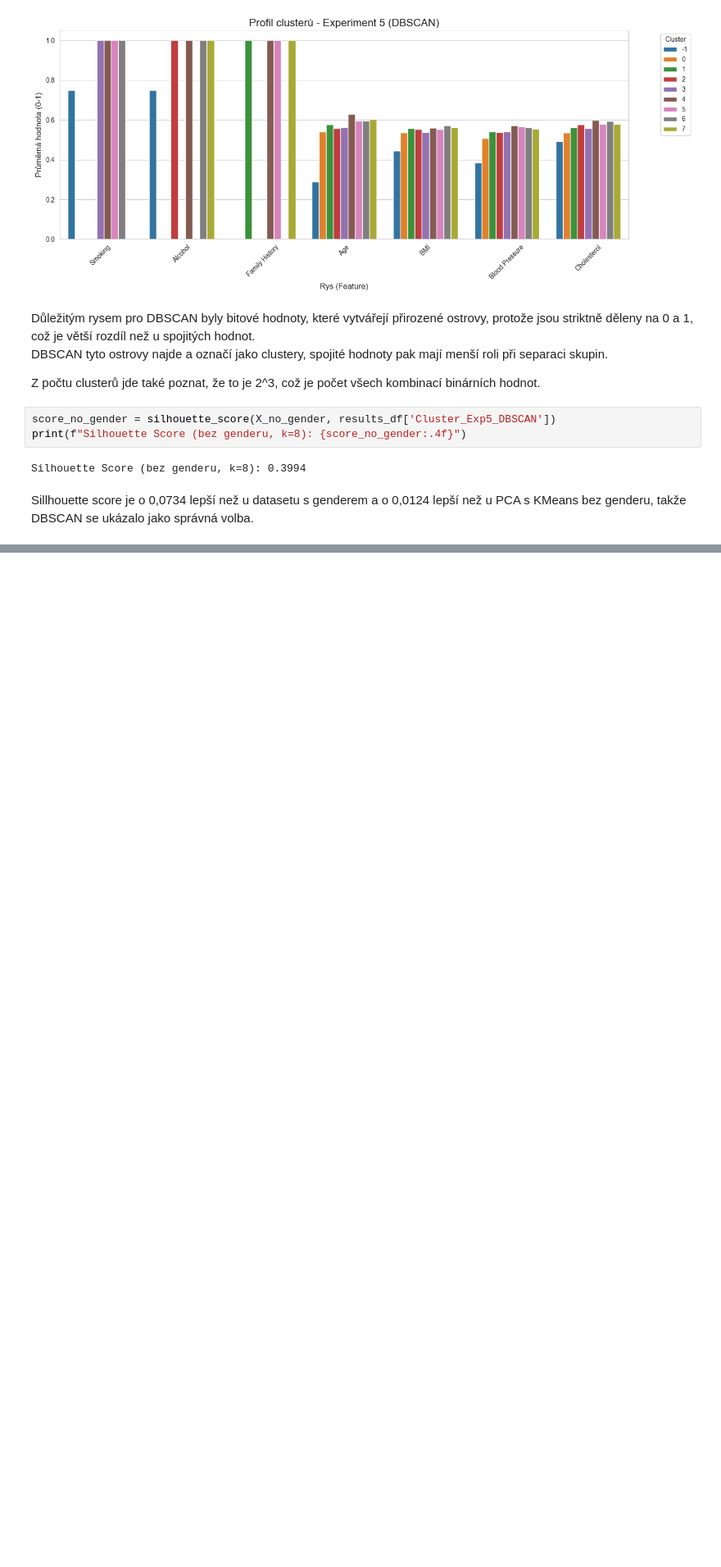
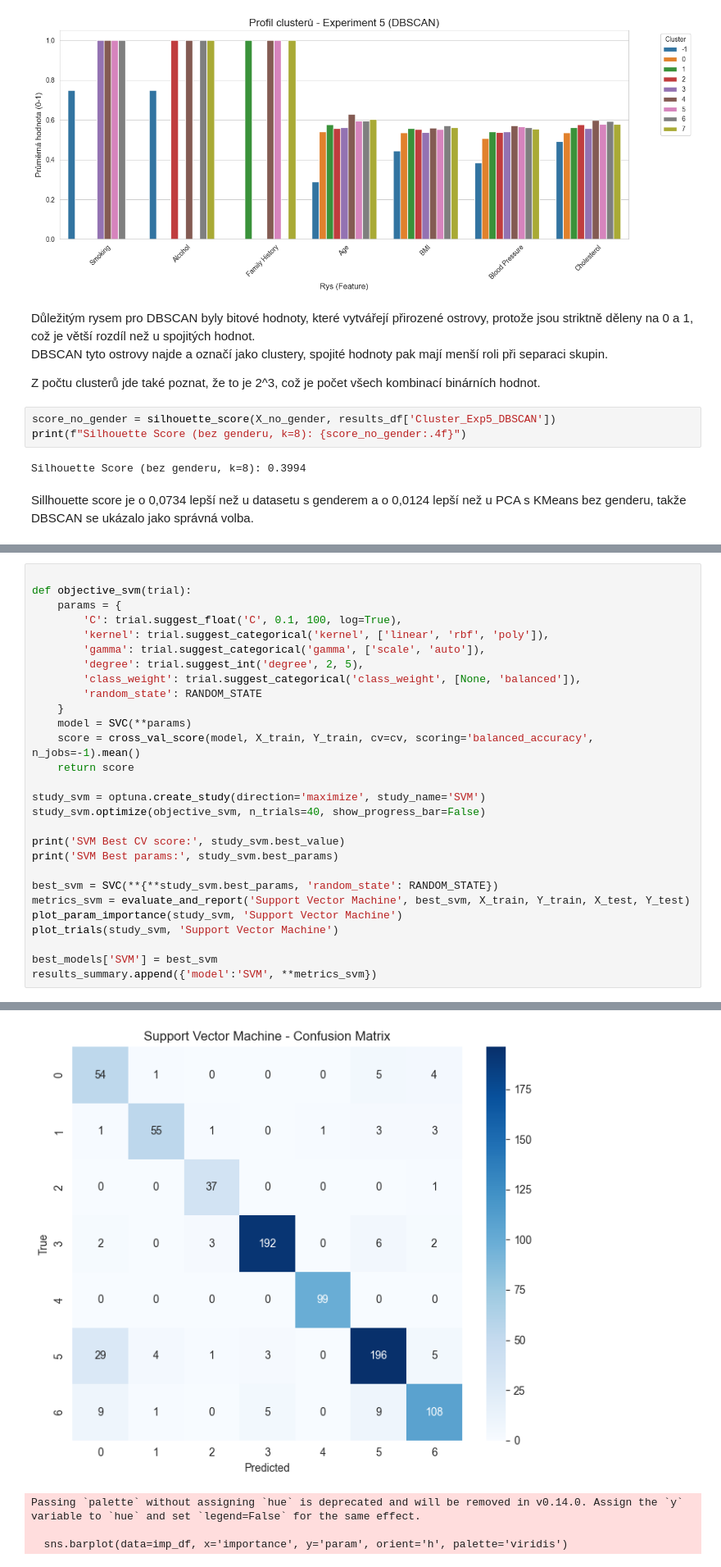
Before and after one commit to Ajraa/SU, a Jupyter notebook: project.ipynb, the cells around one changed output, grey strips where cells are left out. Shown at 82% size. Cells and saved outputs as stored; diff of their text form; blank space fills up the shorter version.

```diff
--- a/project.ipynb
+++ b/project.ipynb
@@ -946,0 +1239,29 @@ Sillhouette score je o 0,0734 lepší než u datasetu s genderem a o 0,0124 lep
+# %%
+
+def objective_svm(trial):
+    params = {
+        'C': trial.suggest_float('C', 0.1, 100, log=True),
+        'kernel': trial.suggest_categorical('kernel', ['linear', 'rbf', 'poly']),
+        'gamma': trial.suggest_categorical('gamma', ['scale', 'auto']),
+        'degree': trial.suggest_int('degree', 2, 5),
+        'class_weight': trial.suggest_categorical('class_weight', [None, 'balanced']),
+        'random_state': RANDOM_STATE
+    }
+    model = SVC(**params)
+    score = cross_val_score(model, X_train, Y_train, cv=cv, scoring='balanced_accuracy', n_jobs=-1).mean()
+    return score
+
+study_svm = optuna.create_study(direction='maximize', study_name='SVM')
+study_svm.optimize(objective_svm, n_trials=40, show_progress_bar=False)
+
+print('SVM Best CV score:', study_svm.best_value)
+print('SVM Best params:', study_svm.best_params)
+
+best_svm = SVC(**{**study_svm.best_params, 'random_state': RANDOM_STATE})
+metrics_svm = evaluate_and_report('Support Vector Machine', best_svm, X_train, Y_train, X_test, Y_test)
+plot_param_importance(study_svm, 'Support Vector Machine')
+plot_trials(study_svm, 'Support Vector Machine')
+
+best_models['SVM'] = best_svm
+results_summary.append({'model':'SVM', **metrics_svm})
+# %% [output]
@@ -946,0 +1302,4 @@ Sillhouette score je o 0,0734 lepší než u datasetu s genderem a o 0,0124 lep
+[figure, added]
+Passing `palette` without assigning `hue` is deprecated and will be removed in v0.14.0. Assign the `y` variable to `hue` and set `legend=False` for the same effect.
+
+  sns.barplot(data=imp_df, x='importance', y='param', orient='h', palette='viridis')
```
Also changed, not shown: parts of 15 cells of this notebook.
